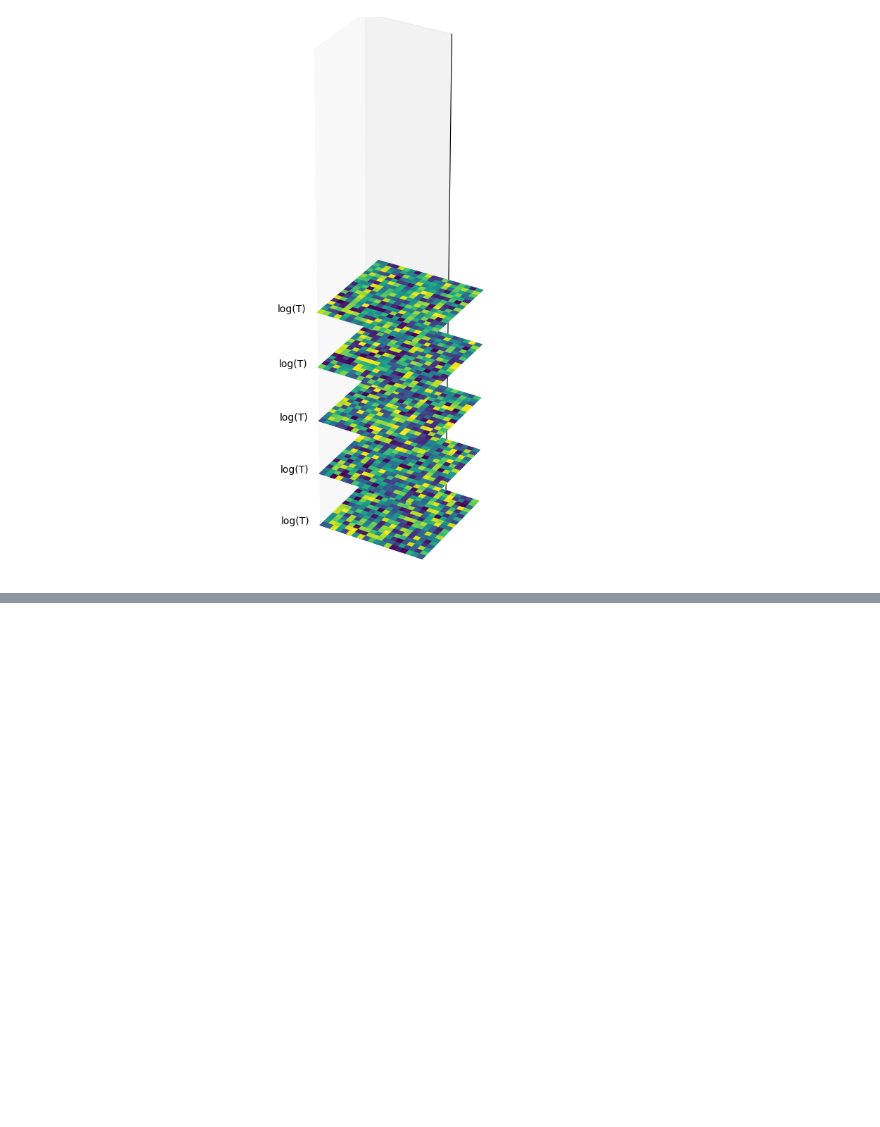
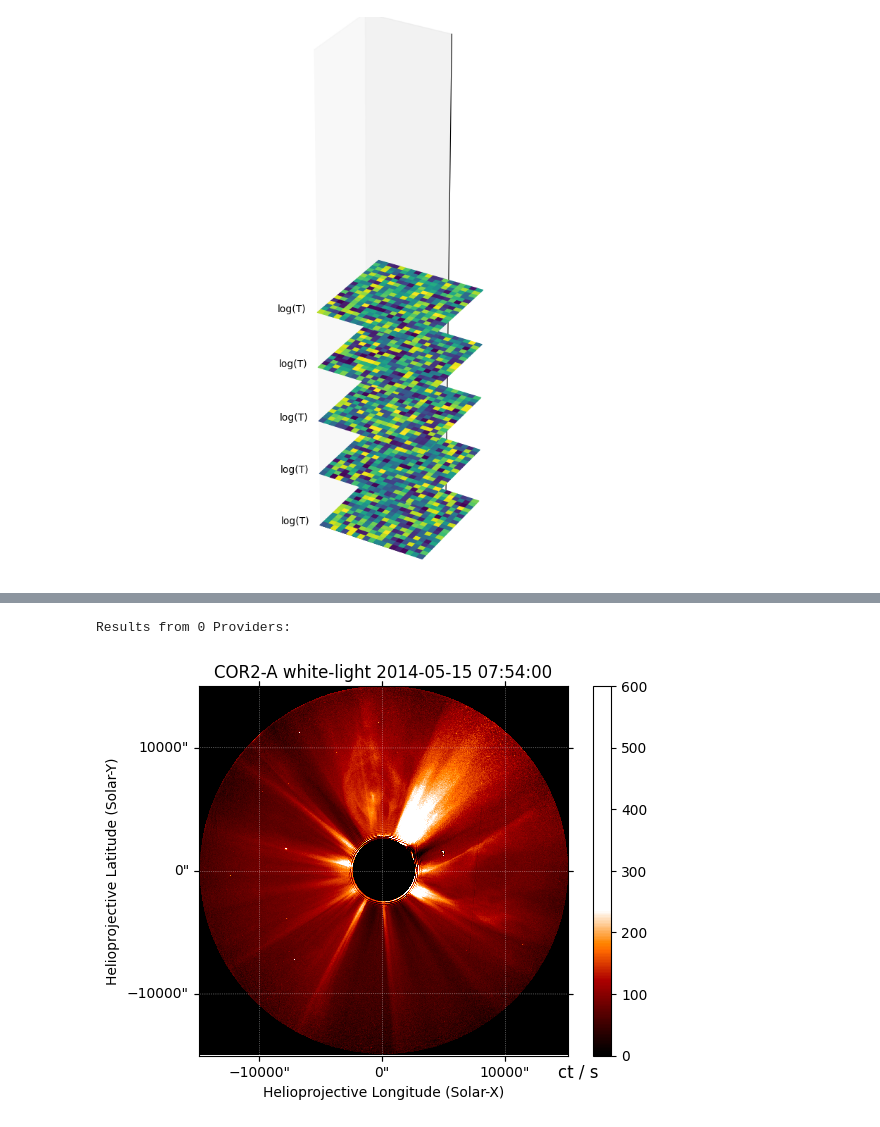
Before and after one commit to MohamedNedal/dias_work, a Jupyter notebook: sandbox.ipynb, the cells around one changed output, grey strips where cells are left out. Saved outputs shown, nothing was run; the diff lists cells and outputs as text; code cells hidden in the pictures; blank space fills up the shorter version.

Commit message:
test download soho and stereo images

```diff
--- a/sandbox.ipynb
+++ b/sandbox.ipynb
@@ -73,3 +75,21 @@ plt.show()
 # ax.set_xticks([])
 # ax.set_yticks([])
 # ax.set_zticks([])
+# %%
+import warnings
+warnings.filterwarnings('ignore')
+import os
+import glob
+from sunpy.net import Fido, attrs as a
+import sunpy.map
+from astropy import units as u
+from astropy.coordinates import SkyCoord
+import matplotlib.pyplot as plt
+import numpy as np
+import astropy.io.fits as fits
+from sunpy.coordinates import frames, get_body_heliographic_stonyhurst, get_horizons_coord
+
+plt.rcParams['figure.facecolor'] = 'white'
+plt.rcParams['savefig.facecolor'] = 'white'
+plt.rcParams['figure.dpi'] = 100
+plt.rcParams['savefig.dpi'] = 300
@@ -75,0 +133,4 @@ plt.show()
+# %%
+print(result)
+# %% [output]
+Results from 0 Providers:
@@ -75,0 +149,9 @@ plt.show()
+# %%
+cor2_file = hvpy.save_file(hvpy.getJP2Image(parse_time('2014/05/15 07:54').datetime,
+                                            hvpy.DataSource.COR2_A.value),
+                           f'{dirpath}/SECCHI/COR2.jp2')
+cor2_map = sunpy.map.Map(cor2_file)
+# %%
+cor2_map.peek(vmin=0, vmax=6e2)
+# %% [output]
+[figure, added]
```
Also changed, not shown: parts of 23 cells of this notebook.
